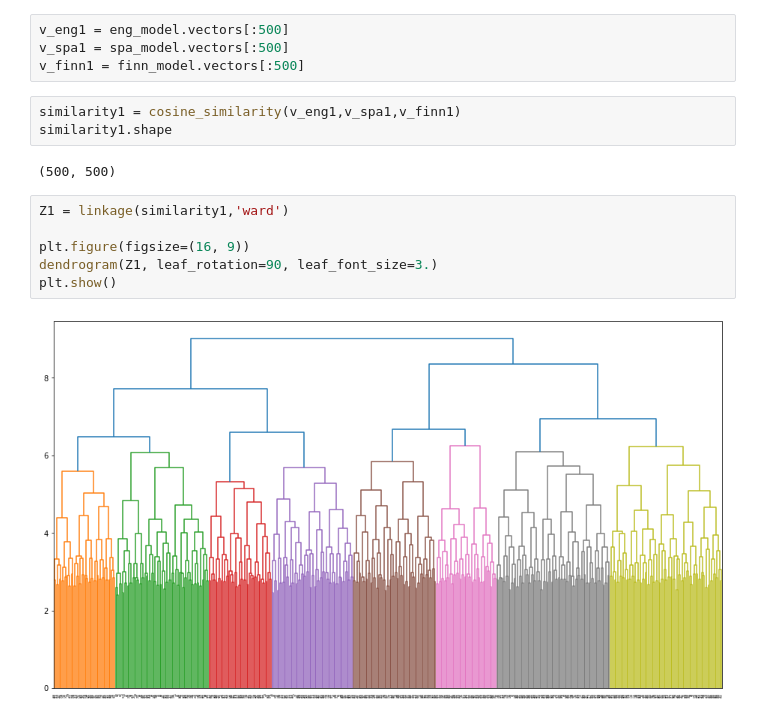
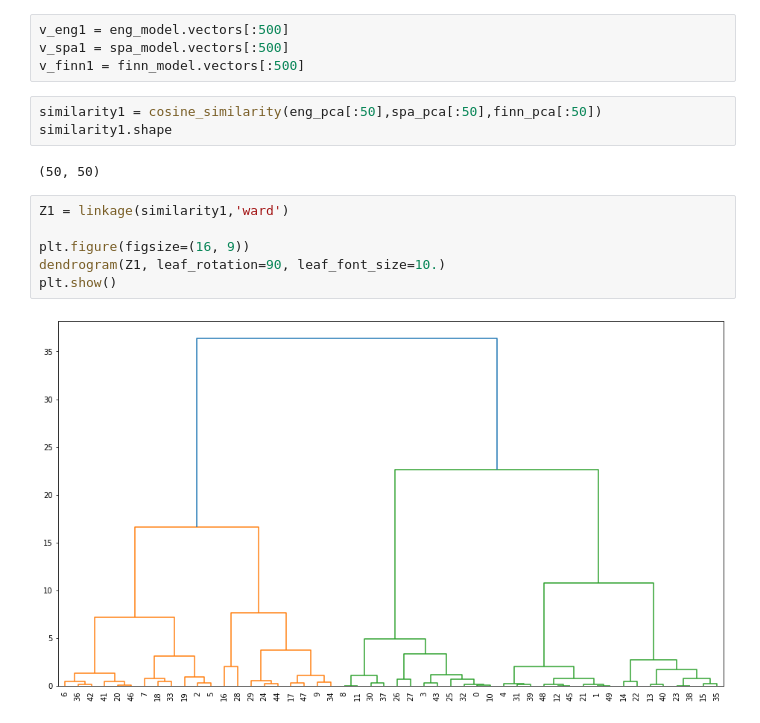
Before and after one commit to arif-cakir/bitirme-not-defteri, a Jupyter notebook: Summary Spring.ipynb, the cells around one changed output. Saved outputs shown, nothing was run; the diff lists cells and outputs as text.

```diff
--- a/Summary Spring.ipynb
+++ b/Summary Spring.ipynb
@@ -276,15 +244,15 @@ v_eng1 = eng_model.vectors[:500]
 v_spa1 = spa_model.vectors[:500]
 v_finn1 = finn_model.vectors[:500]
 # %%
-similarity1 = cosine_similarity(v_eng1,v_spa1,v_finn1)
+similarity1 = cosine_similarity(eng_pca[:50],spa_pca[:50],finn_pca[:50])
 similarity1.shape
 # %% [output]
-(500, 500)
+(50, 50)
 # %%
 Z1 = linkage(similarity1,'ward')
 
 plt.figure(figsize=(16, 9))
-dendrogram(Z1, leaf_rotation=90, leaf_font_size=3.)
+dendrogram(Z1, leaf_rotation=90, leaf_font_size=10.)
 plt.show()
 # %% [output]
-[figure, old version]
+[figure, new version]
```
Also changed, not shown: parts of 7 cells of this notebook.
